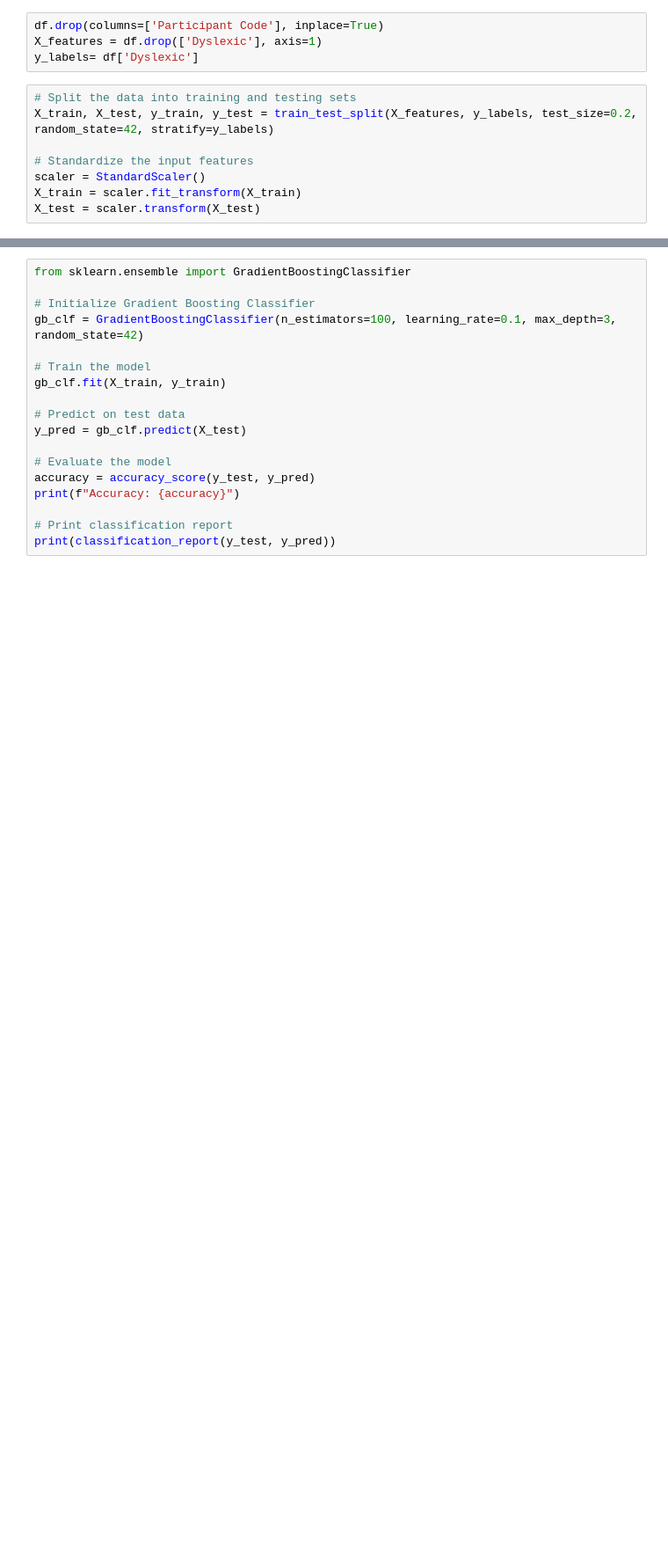
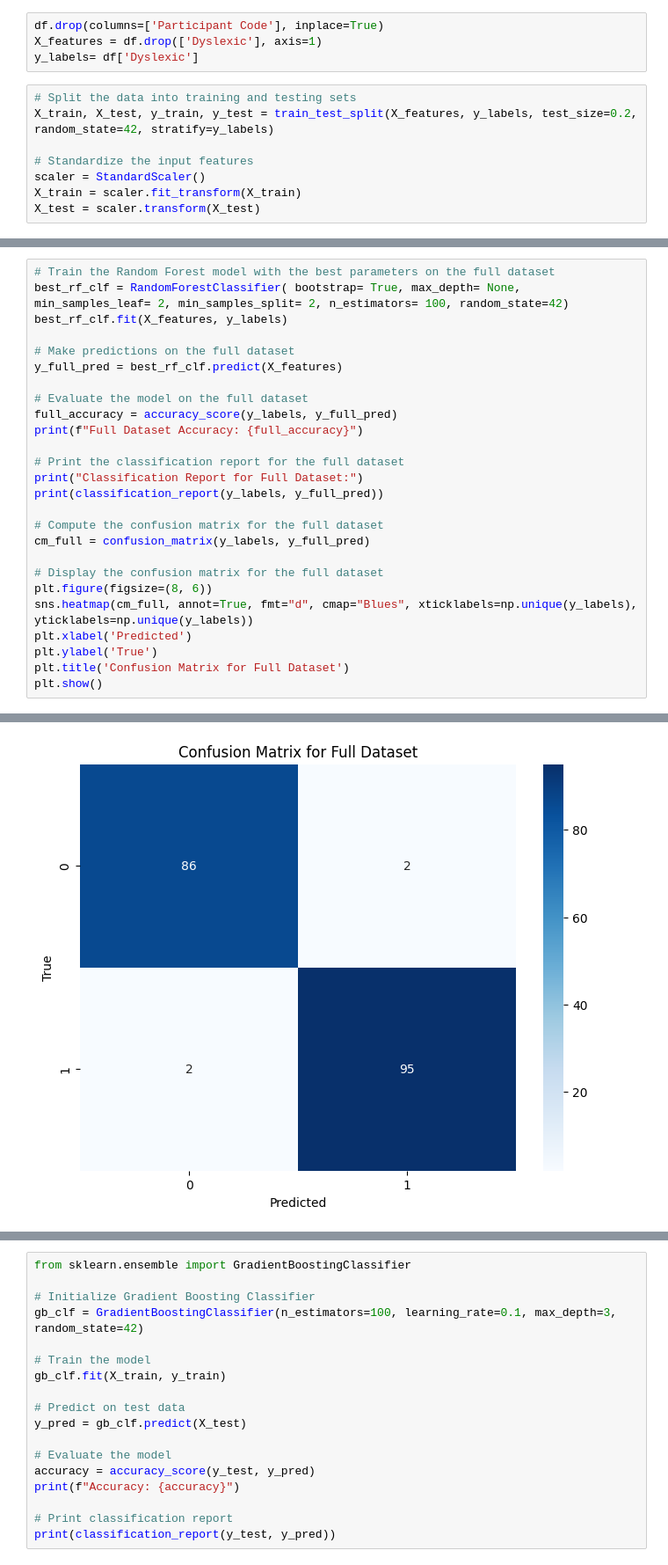
Before and after one commit to Salmaelkatib/DyslexiaProject, a Jupyter notebook: eyeTracking/ml_model/eyetracking_model.ipynb, the cells around one changed output, grey strips where cells are left out. Shown: that part at 88% size. Saved outputs shown, nothing was run; the diff lists cells and outputs as text; blank space fills up the shorter version.

```diff
--- a/eyeTracking/ml_model/eyetracking_model.ipynb
+++ b/eyeTracking/ml_model/eyetracking_model.ipynb
@@ -138,0 +231,27 @@ Parameters: { "silent" } are not used.
+# %%
+# Train the Random Forest model with the best parameters on the full dataset
+best_rf_clf = RandomForestClassifier( bootstrap= True, max_depth= None, min_samples_leaf= 2, min_samples_split= 2, n_estimators= 100, random_state=42)
+best_rf_clf.fit(X_features, y_labels)
+
+# Make predictions on the full dataset
+y_full_pred = best_rf_clf.predict(X_features)
+
+# Evaluate the model on the full dataset
+full_accuracy = accuracy_score(y_labels, y_full_pred)
+print(f"Full Dataset Accuracy: {full_accuracy}")
+
+# Print the classification report for the full dataset
+print("Classification Report for Full Dataset:")
+print(classification_report(y_labels, y_full_pred))
+
+# Compute the confusion matrix for the full dataset
+cm_full = confusion_matrix(y_labels, y_full_pred)
+
+# Display the confusion matrix for the full dataset
+plt.figure(figsize=(8, 6))
+sns.heatmap(cm_full, annot=True, fmt="d", cmap="Blues", xticklabels=np.unique(y_labels), yticklabels=np.unique(y_labels))
+plt.xlabel('Predicted')
+plt.ylabel('True')
+plt.title('Confusion Matrix for Full Dataset')
+plt.show()
+# %% [output]
@@ -138,0 +268 @@ Parameters: { "silent" } are not used.
+[figure, added]
```
Also changed, not shown: parts of 13 cells of this notebook, 2 other files.
